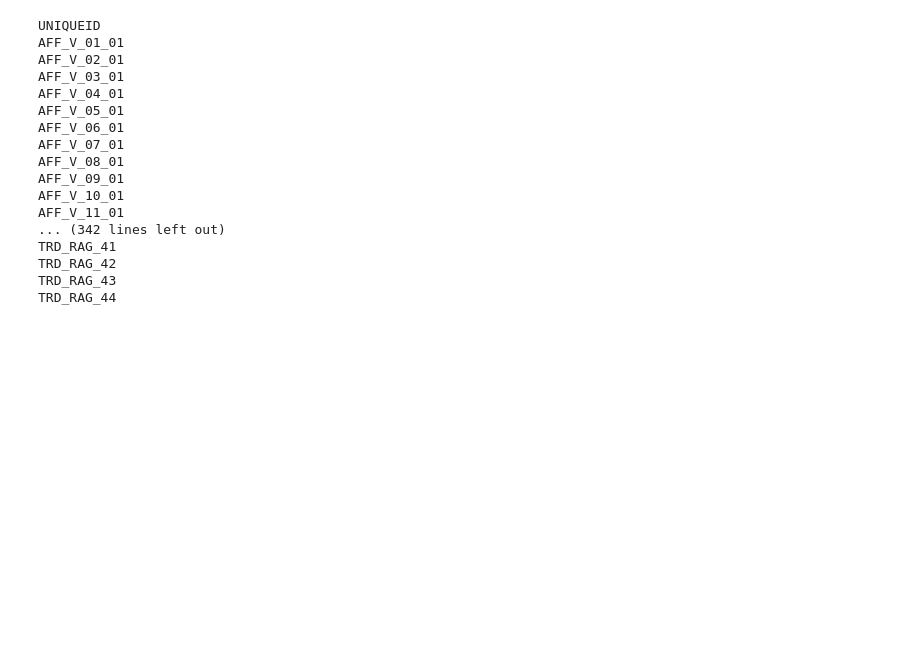
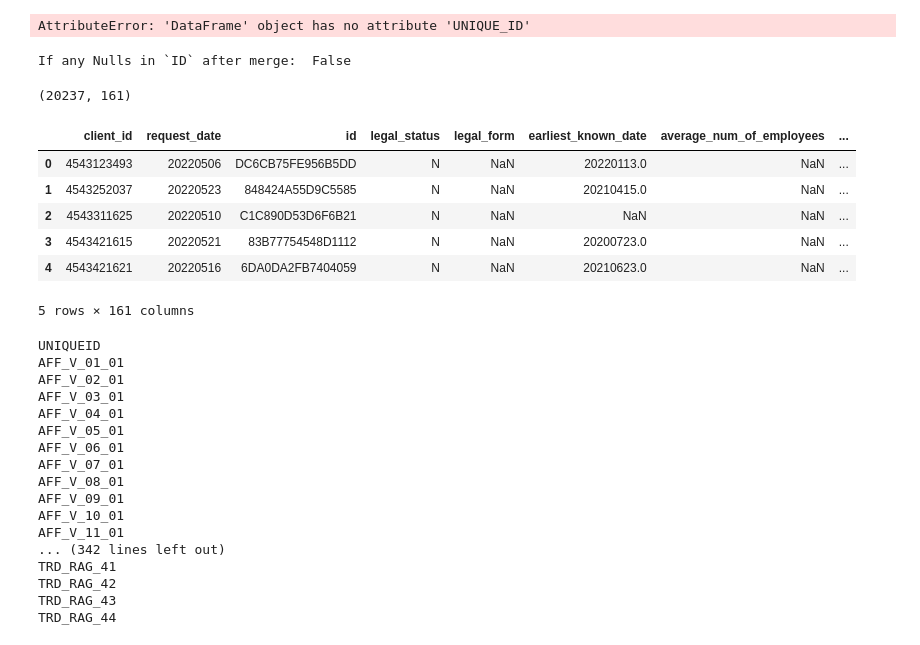
Before and after one commit to hdychko/terminus, a Jupyter notebook: notebooks/EDA-AIQ2 Block - Cashplus.ipynb, the cells around one changed output. Cells and saved outputs as stored; diff of their text form; code cells hidden in the pictures; blank space fills up the shorter version.

```diff
--- a/notebooks/EDA-AIQ2 Block - Cashplus.ipynb
+++ b/notebooks/EDA-AIQ2 Block - Cashplus.ipynb
@@ -20,0 +82,4 @@ df.head()
+# %%
+df[df.UNIQUE_ID == 30704244]
+# %% [output]
+AttributeError: 'DataFrame' object has no attribute 'UNIQUE_ID'
@@ -21,3 +88,23 @@ df.head()
+# %%
+print('If any Nulls in `ID` after merge: ', df[['UNIQUE_ID', 'UNIQUEID']].isnull().any().any())
+# %% [output]
+If any Nulls in `ID` after merge:  False
+# %%
+df_nonltd = pd.read_csv(os.path.join(COMMERCIAL_DATA_PATH, 'CASHPLUS_POOLED_NON_LTD_20240319.csv'))
+# %%
+df_nonltd.shape
+# %% [output]
+(20237, 161)
+# %%
+df_nonltd.head()
+# %% [output]
+|  | client_id | request_date | id | legal_status | legal_form | earliest_known_date | average_num_of_employees | ... |
+| 0 | 4543123493 | 20220506 | DC6CB75FE956B5DD | N | NaN | 20220113.0 | NaN | ... |
+| 1 | 4543252037 | 20220523 | 848424A55D9C5585 | N | NaN | 20210415.0 | NaN | ... |
+| 2 | 4543311625 | 20220510 | C1C890D53D6F6B21 | N | NaN | NaN | NaN | ... |
+| 3 | 4543421615 | 20220521 | 83B77754548D1112 | N | NaN | 20200723.0 | NaN | ... |
+| 4 | 4543421621 | 20220516 | 6DA0DA2FB7404059 | N | NaN | 20210623.0 | NaN | ... |
+5 rows × 161 columns
 # %%
 for col in df.columns:
     print(col)
```
Also changed, not shown: parts of 13 cells of this notebook, 14 other files.
